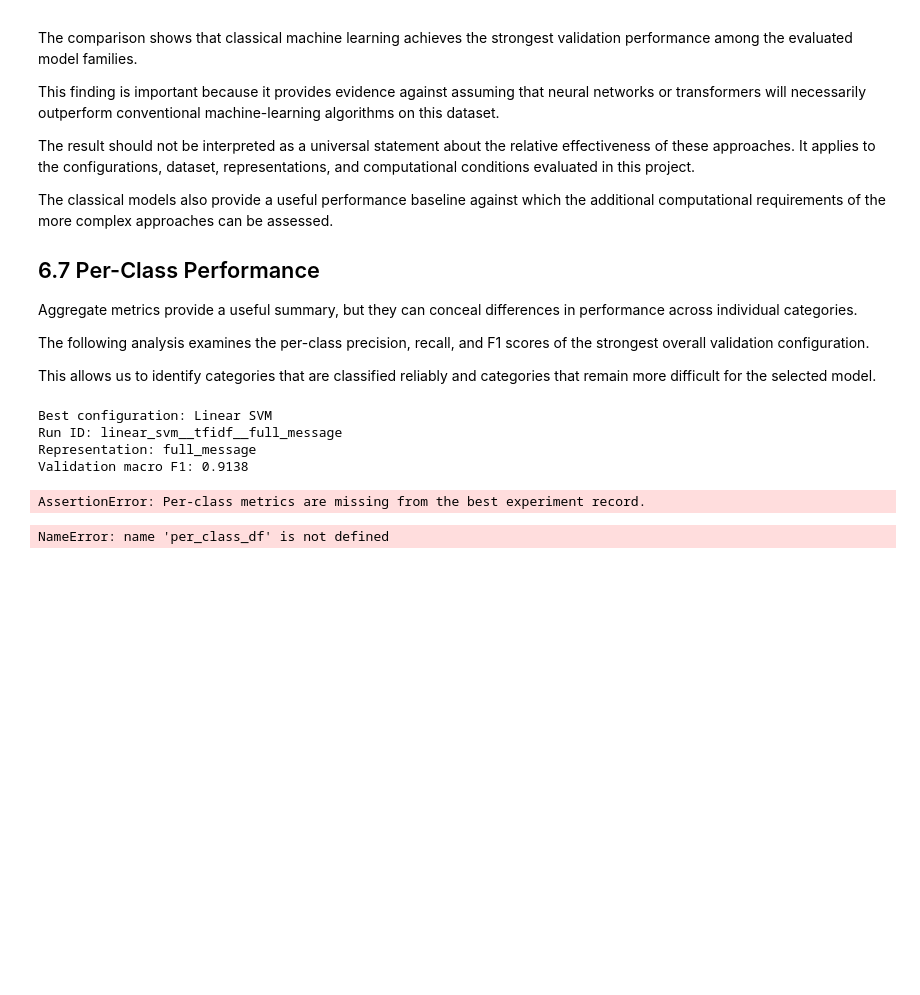
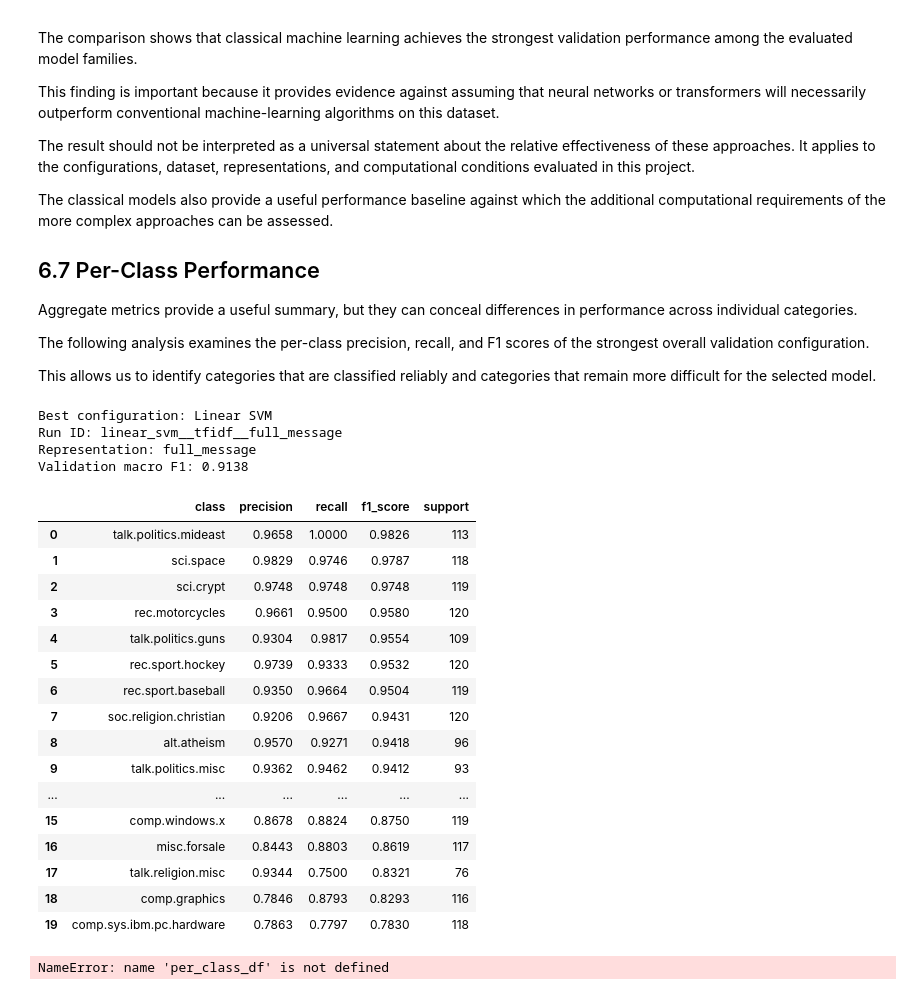
Before and after one commit to CyrilCele/topicsense-nlp, a Jupyter notebook: notebooks/06_model_comparison.ipynb, the cells around one changed output. Saved outputs shown, nothing was run; the diff lists cells and outputs as text; code cells hidden in the pictures; blank space fills up the shorter version.

```diff
--- a/notebooks/06_model_comparison.ipynb
+++ b/notebooks/06_model_comparison.ipynb
@@ -443,36 +463,52 @@ best_run = max(
 
 best_run_id = best_run["run_id"]
 
 print(f"Best configuration: {best_run['model']}")
 print(f"Run ID: {best_run_id}")
 print(f"Representation: {best_run['representation']}")
 print(f"Validation macro F1: {best_run['macro_f1']:.4f}")
 
-assert "per_class" in best_run, (
+assert "per_class_metrics" in best_run, (
     "Per-class metrics are missing from the best experiment record."
 )
 
 per_class_df = (
     pd.DataFrame.from_dict(
-        best_run["per_class"],
+        best_run["per_class_metrics"],
         orient="index",
     )
     .rename_axis("class")
     .reset_index()
 )
 
 per_class_df = per_class_df.sort_values(
     "f1_score",
     ascending=False,
 ).reset_index(drop=True)
 
 display(per_class_df)
 # %% [output]
 Best configuration: Linear SVM
 Run ID: linear_svm__tfidf__full_message
 Representation: full_message
 Validation macro F1: 0.9138
-AssertionError: Per-class metrics are missing from the best experiment record.
+|  | class | precision | recall | f1_score | support |
+| 0 | talk.politics.mideast | 0.9658 | 1.0000 | 0.9826 | 113 |
+| 1 | sci.space | 0.9829 | 0.9746 | 0.9787 | 118 |
+| 2 | sci.crypt | 0.9748 | 0.9748 | 0.9748 | 119 |
+| 3 | rec.motorcycles | 0.9661 | 0.9500 | 0.9580 | 120 |
+| 4 | talk.politics.guns | 0.9304 | 0.9817 | 0.9554 | 109 |
+| 5 | rec.sport.hockey | 0.9739 | 0.9333 | 0.9532 | 120 |
+| 6 | rec.sport.baseball | 0.9350 | 0.9664 | 0.9504 | 119 |
+| 7 | soc.religion.christian | 0.9206 | 0.9667 | 0.9431 | 120 |
+| 8 | alt.atheism | 0.9570 | 0.9271 | 0.9418 | 96 |
+| 9 | talk.politics.misc | 0.9362 | 0.9462 | 0.9412 | 93 |
+| ... | ... | ... | ... | ... | ... |
+| 15 | comp.windows.x | 0.8678 | 0.8824 | 0.8750 | 119 |
+| 16 | misc.forsale | 0.8443 | 0.8803 | 0.8619 | 117 |
+| 17 | talk.religion.misc | 0.9344 | 0.7500 | 0.8321 | 76 |
+| 18 | comp.graphics | 0.7846 | 0.8793 | 0.8293 | 116 |
+| 19 | comp.sys.ibm.pc.hardware | 0.7863 | 0.7797 | 0.7830 | 118 |
 # %%
 per_class_plot = per_class_df.sort_values("f1_score")
 
```
Also changed, not shown: parts of 7 cells of this notebook.
